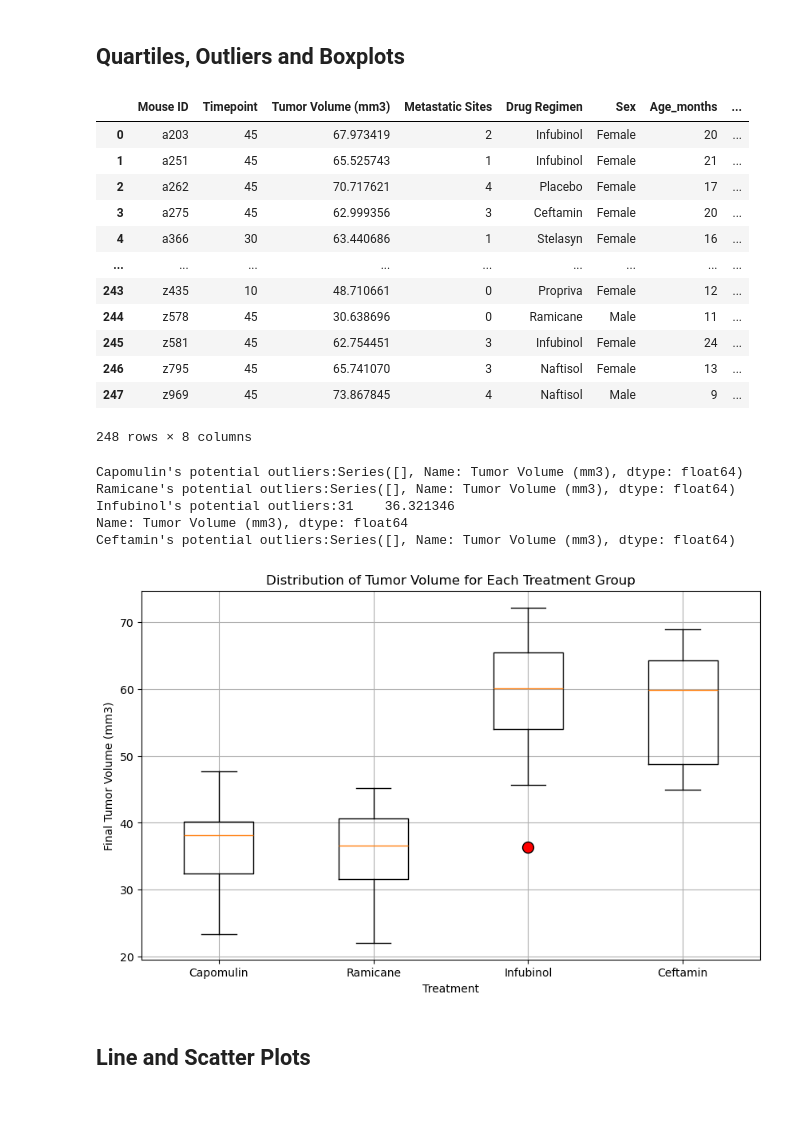
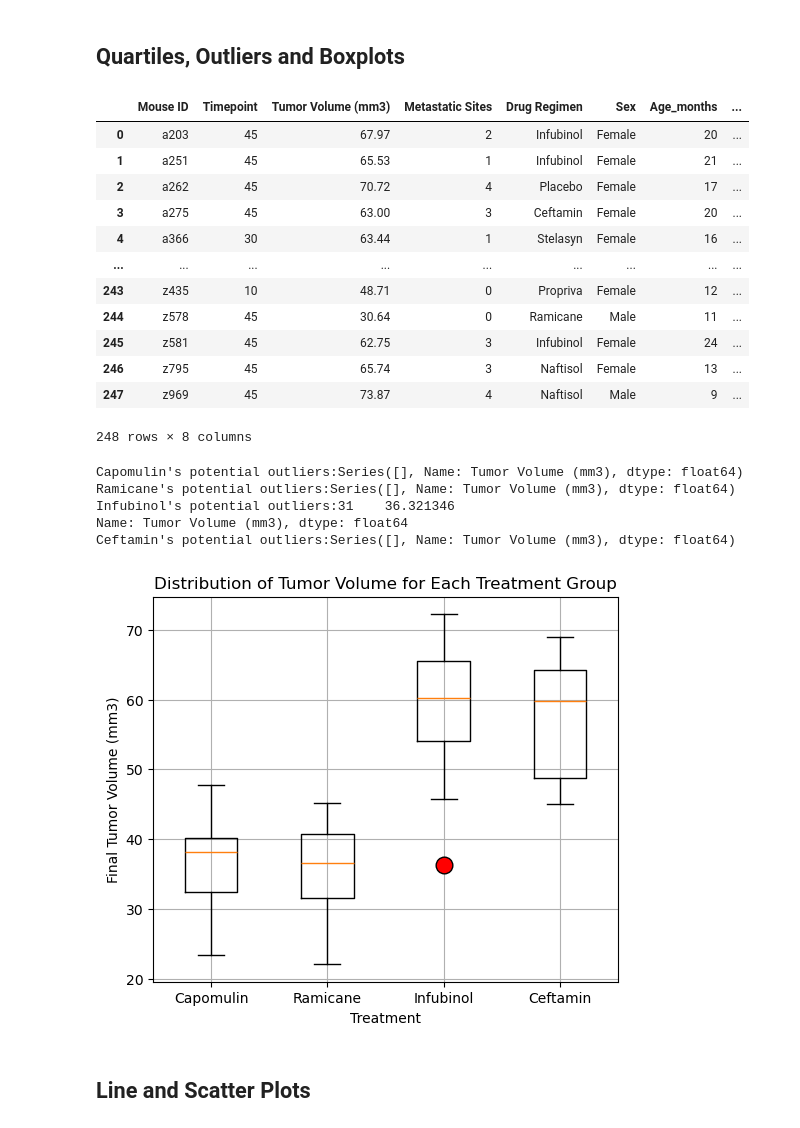
Before and after one commit to Isbelis/Visualization-challenge, a Jupyter notebook: Pymaceuticals/pymaceuticals-analysis-complete.ipynb, the cells around one changed output. Cells and saved outputs as stored; diff of their text form; code cells hidden in the pictures.

```diff
--- a/Pymaceuticals/pymaceuticals-analysis-complete.ipynb
+++ b/Pymaceuticals/pymaceuticals-analysis-complete.ipynb
@@ -356,20 +363,20 @@ last_timepoint = clean_study_data_complete .groupby(['Mouse ID'])['Timepoint'].m
 
 # Merge this group df with the original DataFrame to get the tumor volume at the last timepoint
 final_tumor_volume = pd.merge(last_timepoint, clean_study_data_complete , on=['Mouse ID', 'Timepoint'])
-final_tumor_volume
+final_tumor_volume.round(2)
 # %% [output]
 |  | Mouse ID | Timepoint | Tumor Volume (mm3) | Metastatic Sites | Drug Regimen | Sex | Age_months | ... |
-| 0 | a203 | 45 | 67.973419 | 2 | Infubinol | Female | 20 | ... |
-| 1 | a251 | 45 | 65.525743 | 1 | Infubinol | Female | 21 | ... |
-| 2 | a262 | 45 | 70.717621 | 4 | Placebo | Female | 17 | ... |
-| 3 | a275 | 45 | 62.999356 | 3 | Ceftamin | Female | 20 | ... |
-| 4 | a366 | 30 | 63.440686 | 1 | Stelasyn | Female | 16 | ... |
+| 0 | a203 | 45 | 67.97 | 2 | Infubinol | Female | 20 | ... |
+| 1 | a251 | 45 | 65.53 | 1 | Infubinol | Female | 21 | ... |
+| 2 | a262 | 45 | 70.72 | 4 | Placebo | Female | 17 | ... |
+| 3 | a275 | 45 | 63.00 | 3 | Ceftamin | Female | 20 | ... |
+| 4 | a366 | 30 | 63.44 | 1 | Stelasyn | Female | 16 | ... |
 | ... | ... | ... | ... | ... | ... | ... | ... | ... |
-| 243 | z435 | 10 | 48.710661 | 0 | Propriva | Female | 12 | ... |
-| 244 | z578 | 45 | 30.638696 | 0 | Ramicane | Male | 11 | ... |
-| 245 | z581 | 45 | 62.754451 | 3 | Infubinol | Female | 24 | ... |
-| 246 | z795 | 45 | 65.741070 | 3 | Naftisol | Female | 13 | ... |
-| 247 | z969 | 45 | 73.867845 | 4 | Naftisol | Male | 9 | ... |
+| 243 | z435 | 10 | 48.71 | 0 | Propriva | Female | 12 | ... |
+| 244 | z578 | 45 | 30.64 | 0 | Ramicane | Male | 11 | ... |
+| 245 | z581 | 45 | 62.75 | 3 | Infubinol | Female | 24 | ... |
+| 246 | z795 | 45 | 65.74 | 3 | Naftisol | Female | 13 | ... |
+| 247 | z969 | 45 | 73.87 | 4 | Naftisol | Male | 9 | ... |
 248 rows × 8 columns
 # %%
 # Put treatments into a list for for loop (and later for plot labels)
@@ -411,25 +418,25 @@ Name: Tumor Volume (mm3), dtype: float64
 Ceftamin's potential outliers:Series([], Name: Tumor Volume (mm3), dtype: float64)
 # %%
 # Generate a box plot that shows the distrubution of the tumor volume for each treatment group.
-plt.figure(figsize=(10, 6))
-plt.boxplot(tumor_volume_data, labels=treatments, flierprops={'markerfacecolor':'r','markersize': 10})
+plt.figure(figsize=(6, 5)) # size according to instrution
+plt.boxplot(tumor_volume_data, labels=treatments, flierprops={'markerfacecolor':'r','markersize': 12})
 plt.title('Distribution of Tumor Volume for Each Treatment Group')
 plt.xlabel('Treatment')
 plt.ylabel('Final Tumor Volume (mm3)')
-plt.grid(True)
+plt.grid(True) # add a grid to the plot
 plt.show()
-
+# flierprops = dict(marker='o', color='orange', markersize=8)
 # Save box plot graph to Images folder
 # plt.tight_layout()
 # final_tumor_plot.figure.savefig('images/final_tumor_boxplot.png')
 
 # Present the box plot chart
 # plt.show()
 
 # To close pyplot
 # plt.close()
 # %% [output]
-[figure, old version]
+[figure, new version]
 # %% [markdown]
 ## Line and Scatter Plots
 # %%
```
Also changed, not shown: parts of 9 cells of this notebook, 2 other files.
